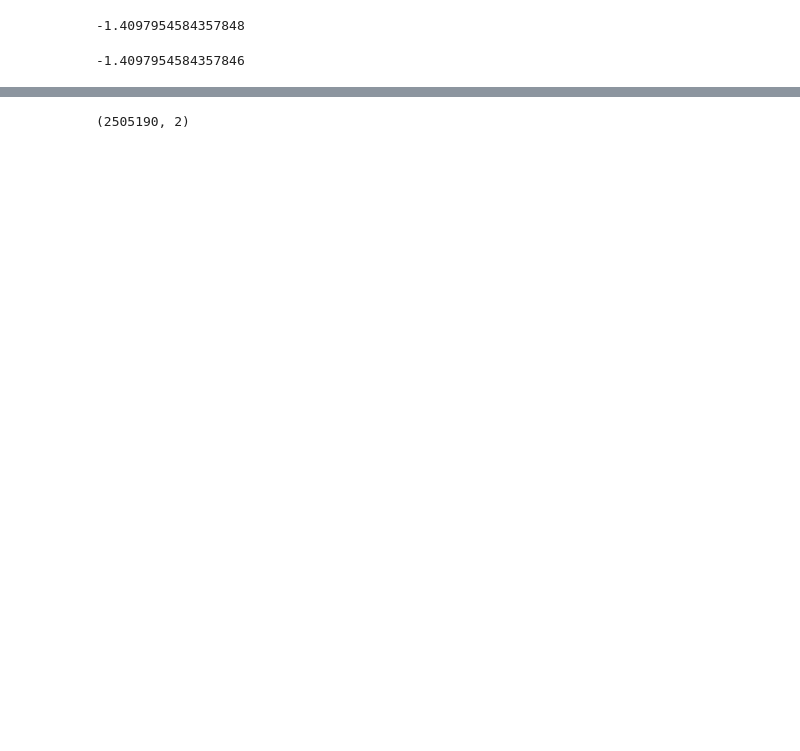
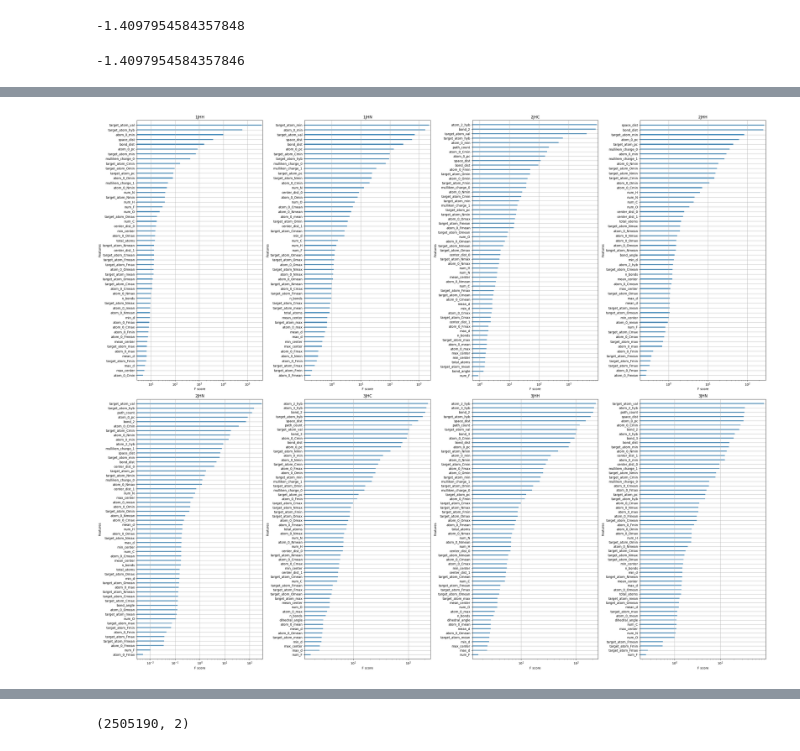
Before and after one commit to tram-tr/predicting-molecular-properties, a Jupyter notebook: models_v2.ipynb, the cells around one changed output, grey strips where cells are left out. Drawn from its saved outputs; the diff is of its cells as text; code cells hidden in the pictures; blank space fills up the shorter version.

```diff
--- a/models_v2.ipynb
+++ b/models_v2.ipynb
@@ -457,3 +484,30 @@ print(val_lmae)
+# %%
+import xgboost
+models = {
+    '1JHH': xgb_1JHC,
+    '1JHN': xgb_1JHN,
+    '2JHC': xgb_2JHC,
+    '2JHH': xgb_2JHH,
+    '2JHN': xgb_2JHN,
+    '3JHC': xgb_3JHC,
+    '3JHH': xgb_3JHH,
+    '3JHN': xgb_3JHN
+}
+
+
+fig, axes = plt.subplots(2, 4, figsize=(30, 25))
+
+for idx, (title, model) in enumerate(models.items()):
+    ax = axes[idx // 4, idx % 4]  #
+    xgboost.plot_importance(model, importance_type='gain', ax=ax, show_values=False, log=True)
+    ax.title.set_text(title)
+
+plt.tight_layout()
+
+
+plt.show()
+# %% [output]
+[figure, added]
 # %%
 test.head()
 # %% [output]
```
Also changed, not shown: parts of 5 cells of this notebook.
